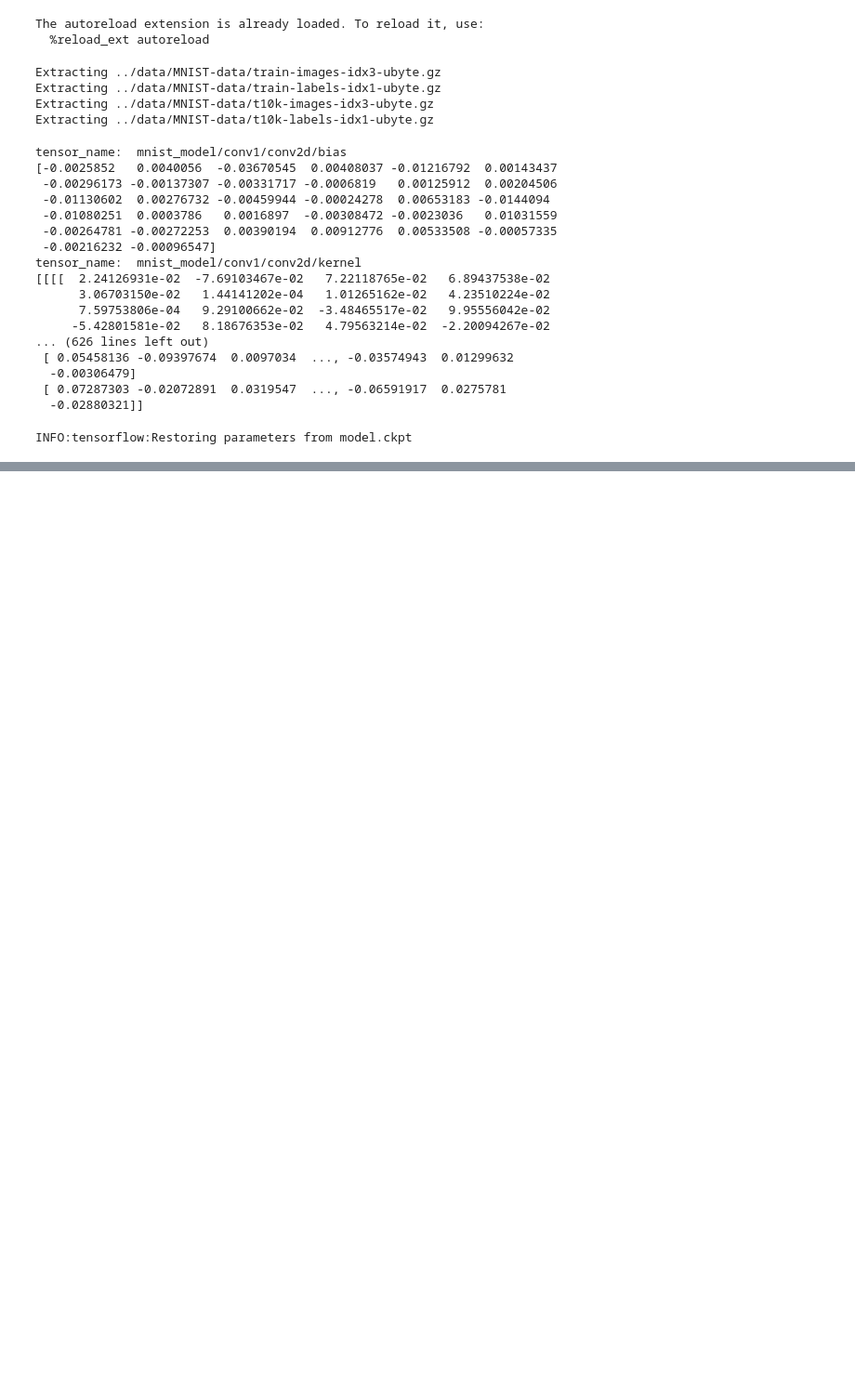
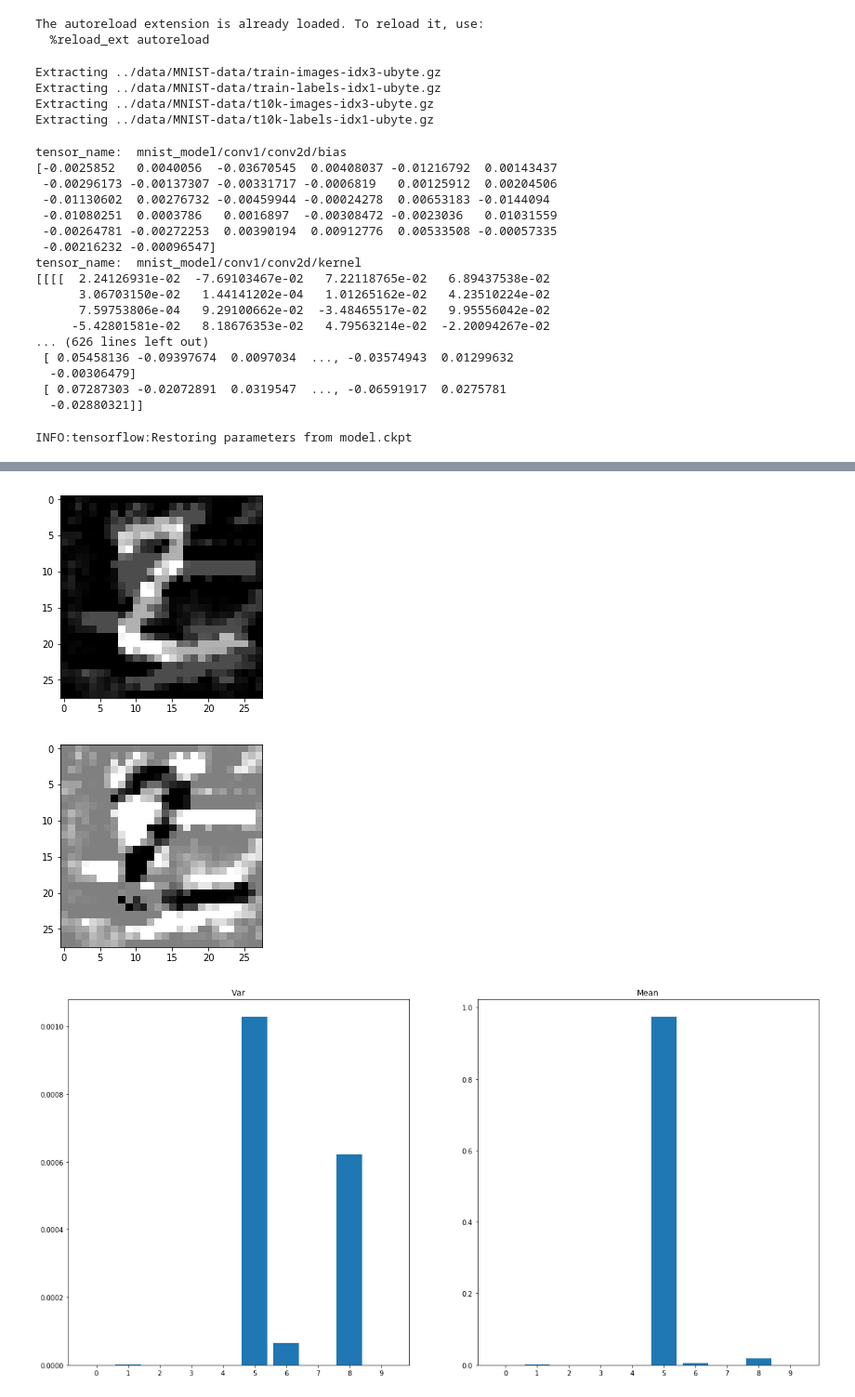
Before and after one commit to hutec/UncertaintyNN, a Jupyter notebook: notebooks/MNIST Adversarial.ipynb, the cells around one changed output, grey strips where cells are left out. Shown at 93% size. Drawn from its saved outputs; the diff is of its cells as text; code cells hidden in the pictures; blank space fills up the shorter version.

Commit message:
Complete MNIST adversarial attack

```diff
--- a/notebooks/MNIST Adversarial.ipynb
+++ b/notebooks/MNIST Adversarial.ipynb
@@ -153,0 +174,4 @@ plt.bar(ticks, y)
+# %%
+adv_img = modify_to(img, 5, steps=10000)
+adversarial_results(adv_img)
+# %% [output]
@@ -153,0 +183,3 @@ plt.bar(ticks, y)
+[figure, added]
+[figure, added]
+[figure, added]
```
Also changed, not shown: parts of 9 cells of this notebook.
